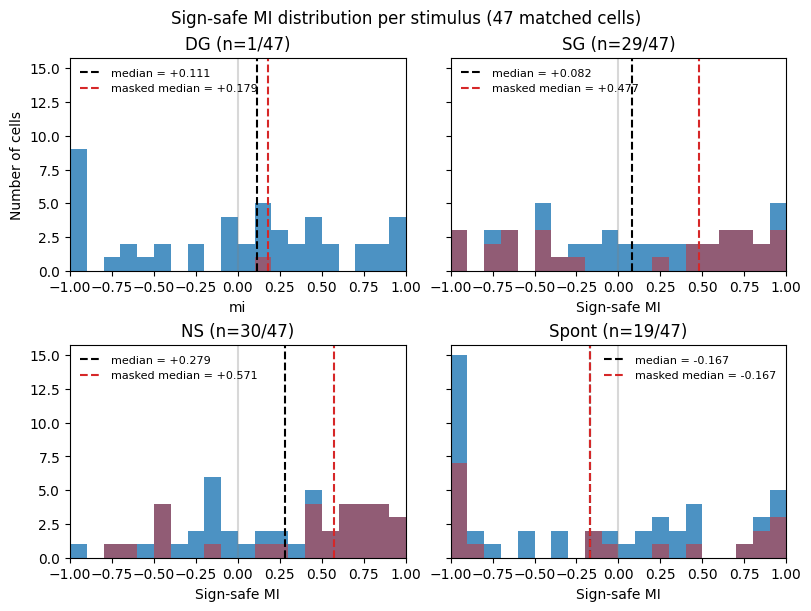
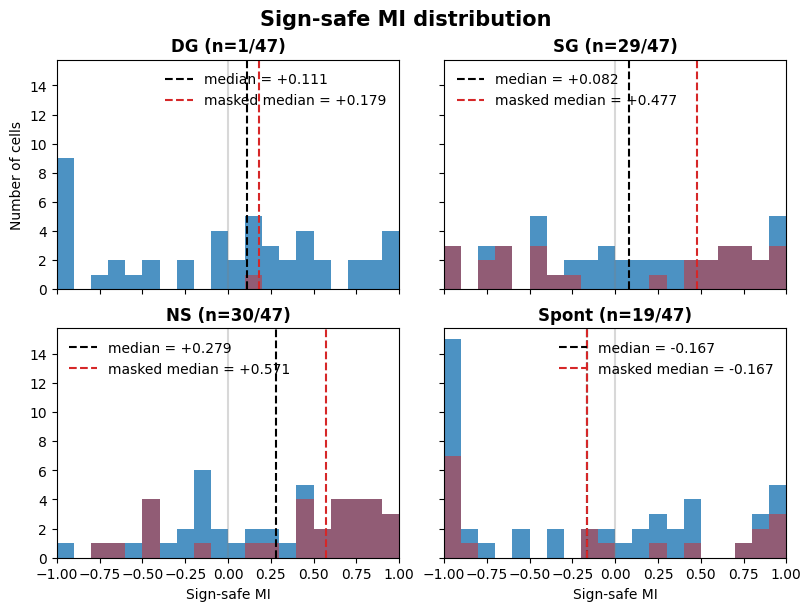
Unified diff of the notebook cell whose output changed from the first chart to the second:
--- before
+++ after
@@ -2,7 +2,7 @@
 fig, axes = plot_metric_comparison(modulation_results, metric="mi", neurons_mask=modulated_mask)
 for i, ax in enumerate(axes):
-    if i/2 > 0:
+    if i//2 > 0:
         ax.set_xlabel("Sign-safe MI")
-fig.suptitle("Sign-safe MI distribution per stimulus (47 matched cells)")
+fig.suptitle("Sign-safe MI distribution", fontweight='bold', fontsize=15)
 # plt.savefig("doc/figures/MI_histogram_populations.png")
 plt.show()

Commit: figure: edited the plotting for poster of Session A&B